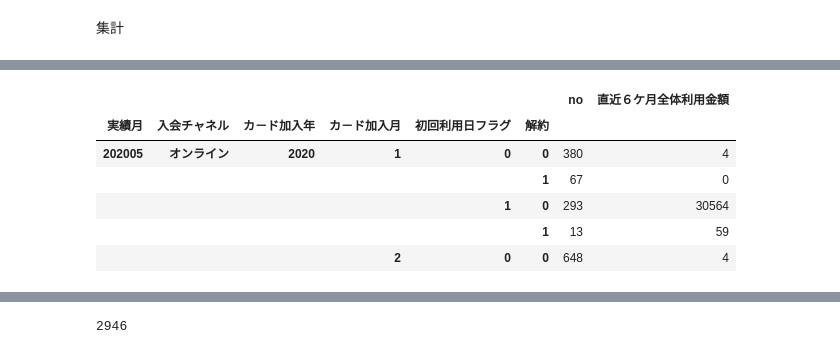
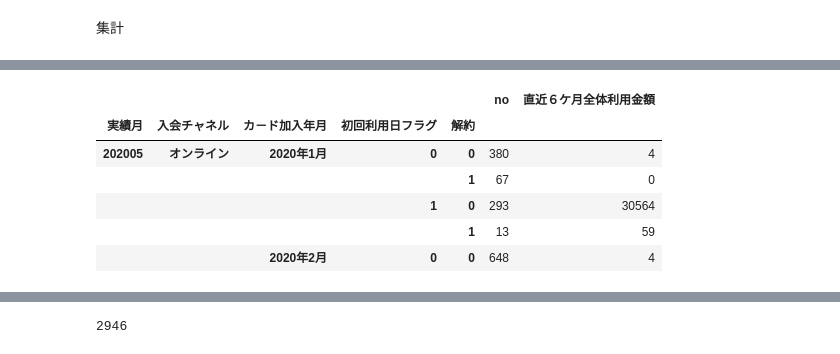
Before and after one commit to yakada/pandas_tutorial, a Jupyter notebook: data/オンライン入会者の利用状況調査レポート作成.ipynb, the cells around one changed output, grey strips where cells are left out. Cells and saved outputs as stored; diff of their text form; code cells hidden in the pictures.

```diff
--- a/data/オンライン入会者の利用状況調査レポート作成.ipynb
+++ b/data/オンライン入会者の利用状況調査レポート作成.ipynb
@@ -191,0 +160,4 @@ df_dup = df_dup.drop(columns=['実績月'])
+# %%
+#経過月数
+df_dup['MOB']=(df_dup['基準年月'].dt.year - df_dup['カ－ド加入日'].dt.year) * 12 + df_dup['基準年月'].dt.month - df_dup['カ－ド加入日'].dt.month
+#df_dup.loc[df_dup['MOB'] > 11, 'MOB'] = 99
@@ -192,4 +173,5 @@ df_dup = df_dup.drop(columns=['実績月'])
 # %% [markdown]
 集計
 # %%
-df_dup2['no'] = 1
+df_dup['no'] = 1
+df_dup.head()
@@ -196,17 +190,17 @@ df_dup2['no'] = 1
 # %%
 #客数
-df_count = df_dup2.groupby(['実績月','入会チャネル','カ－ド加入年','カ－ド加入月','初回利用日フラグ','解約'])['no'].count()
+df_count = df_dup.groupby(['実績月','入会チャネル','カ－ド加入年月','初回利用日フラグ','解約'])['no'].count()
 # %%
 #金額
-df_amount= df_dup2.groupby(['実績月','入会チャネル','カ－ド加入年','カ－ド加入月','初回利用日フラグ','解約'])['直近６ケ月全体利用金額'].sum()
+df_amount= df_dup.groupby(['実績月','入会チャネル','カ－ド加入年月','初回利用日フラグ','解約'])['直近６ケ月全体利用金額'].sum()
 # %%
-df_merge = pd.merge(df_count, df_amount, on=['実績月','入会チャネル','カ－ド加入年','カ－ド加入月','初回利用日フラグ','解約'], how='inner')
+df_merge = pd.merge(df_count, df_amount, on=['実績月','入会チャネル','カ－ド加入年月','初回利用日フラグ','解約'], how='inner')
 df_merge.head()
 # %% [output]
-|  |  |  |  |  |  | no | 直近６ケ月全体利用金額 |
-| 実績月 | 入会チャネル | カ－ド加入年 | カ－ド加入月 | 初回利用日フラグ | 解約 |  |  |
-| 202005 | オンライン | 2020 | 1 | 0 | 0 | 380 | 4 |
-|  |  |  |  |  | 1 | 67 | 0 |
-|  |  |  |  | 1 | 0 | 293 | 30564 |
-|  |  |  |  |  | 1 | 13 | 59 |
-|  |  |  | 2 | 0 | 0 | 648 | 4 |
+|  |  |  |  |  | no | 直近６ケ月全体利用金額 |
+| 実績月 | 入会チャネル | カ－ド加入年月 | 初回利用日フラグ | 解約 |  |  |
+| 202005 | オンライン | 2020年1月 | 0 | 0 | 380 | 4 |
+|  |  |  |  | 1 | 67 | 0 |
+|  |  |  | 1 | 0 | 293 | 30564 |
+|  |  |  |  | 1 | 13 | 59 |
+|  |  | 2020年2月 | 0 | 0 | 648 | 4 |
```
Also changed, not shown: parts of 45 cells of this notebook, 12 other files.
